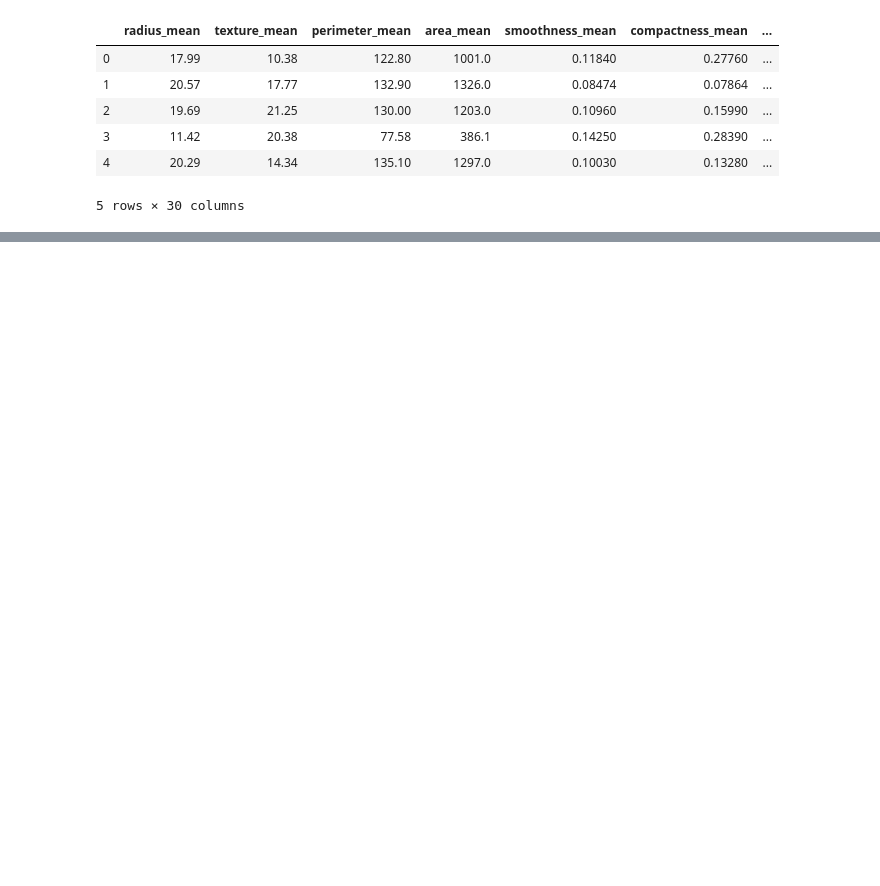
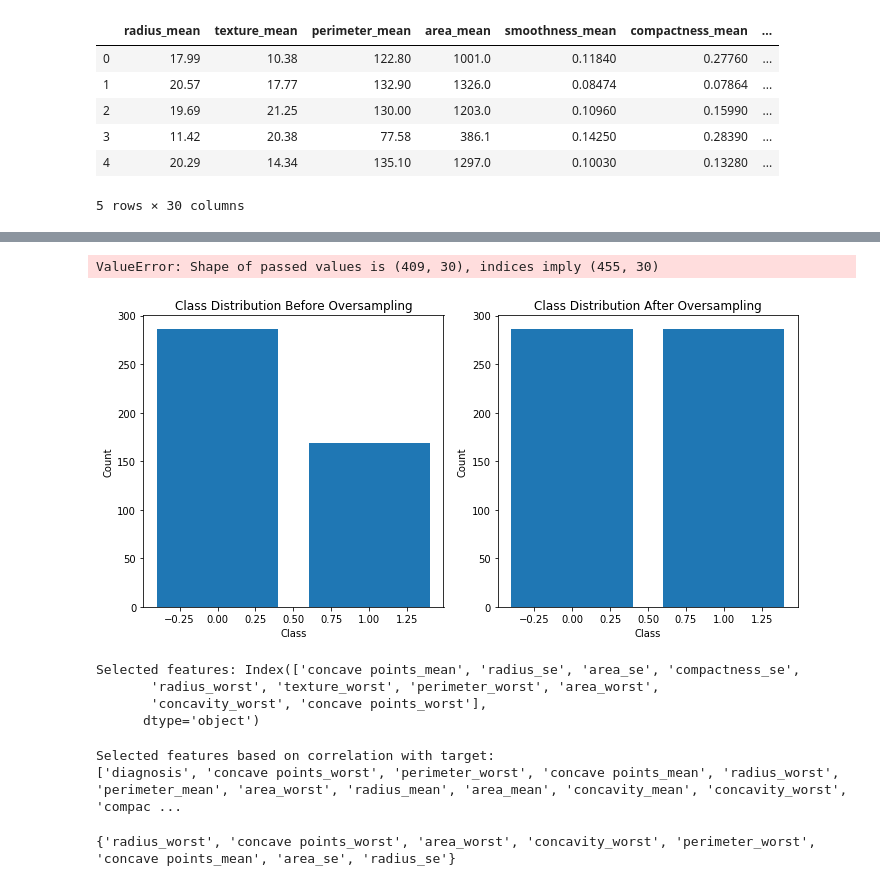
Before and after one commit to BuyingANew-Soul/Breast-Cancer-Wisconsin, a Jupyter notebook: breast-cancer-wisconsin.ipynb, the cells around one changed output, grey strips where cells are left out. Drawn from its saved outputs; the diff is of its cells as text; code cells hidden in the pictures; blank space fills up the shorter version.

```diff
--- a/breast-cancer-wisconsin.ipynb
+++ b/breast-cancer-wisconsin.ipynb
@@ -253,0 +221,35 @@ array([[ 0.62572306,  0.52351025,  0.5643164 , ...,  1.06779085,
+# %%
+lof = LocalOutlierFactor(n_neighbors=20, contamination=0.1)
+outlier_scores = lof.fit_predict(X_train)
+outlier_indices = np.where(outlier_scores == -1)[0]
+
+# Remove outliers from training data
+X_train_clean = np.delete(X_train, outlier_indices, axis=0)
+y_train_clean = np.delete(y_train, outlier_indices)
+# %% [output]
+ValueError: Shape of passed values is (409, 30), indices imply (455, 30)
+# %%
+from imblearn.over_sampling import RandomOverSampler
+# Apply random oversampling to the minority class in the training set
+oversampler = RandomOverSampler(random_state=42)
+X_train_resampled, y_train_resampled = oversampler.fit_resample(X_train, y_train)
+# Plot the class distribution before and after oversampling
+plt.figure(figsize=(10, 5))
+
+plt.subplot(1, 2, 1)
+plt.title('Class Distribution Before Oversampling')
+plt.bar(y_train.value_counts().index, y_train.value_counts().values)
+plt.xlabel('Class')
+plt.ylabel('Count')
+
+plt.subplot(1, 2, 2)
+plt.title('Class Distribution After Oversampling')
+plt.bar(pd.Series(y_train_resampled).value_counts().index, pd.Series(y_train_resampled).value_counts().values)
+plt.xlabel('Class')
+plt.ylabel('Count')
+
+plt.tight_layout()
+plt.savefig("class_balance.png", bbox_inches='tight')
+plt.show()
+# %% [output]
+[figure, added]
@@ -253,0 +284,34 @@ array([[ 0.62572306,  0.52351025,  0.5643164 , ...,  1.06779085,
+# %%
+# Print the selected features
+print("Selected features:", selected_features_rfe)
+# %% [output]
+Selected features: Index(['concave points_mean', 'radius_se', 'area_se', 'compactness_se',
+       'radius_worst', 'texture_worst', 'perimeter_worst', 'area_worst',
+       'concavity_worst', 'concave points_worst'],
+      dtype='object')
+# %%
+# Calculate the correlation matrix
+correlation_matrix = df.corr()
+
+# Get the absolute correlation values with the target variable
+correlation_with_target = correlation_matrix['diagnosis'].abs().sort_values(ascending=False)
+
+# Select features with high correlation with the target variable
+# You can define a threshold value to select features with correlation above that threshold
+threshold = 0.5  # Adjust the threshold as needed
+selected_features_correlation = correlation_with_target[correlation_with_target >= threshold].index.tolist()
+
+# Print selected features based on correlation
+print("Selected features based on correlation with target:")
+print(selected_features_correlation)
+# %% [output]
+Selected features based on correlation with target:
+['diagnosis', 'concave points_worst', 'perimeter_worst', 'concave points_mean', 'radius_worst', 'perimeter_mean', 'area_worst', 'radius_mean', 'area_mean', 'concavity_mean', 'concavity_worst', 'compac ...
+# %%
+# common features
+RFE = set(selected_features_rfe)
+CORR = set(selected_features_correlation)
+common = RFE & CORR
+print(common)
+# %% [output]
+{'radius_worst', 'concave points_worst', 'area_worst', 'concavity_worst', 'perimeter_worst', 'concave points_mean', 'area_se', 'radius_se'}
```
Also changed, not shown: parts of 30 cells of this notebook.
